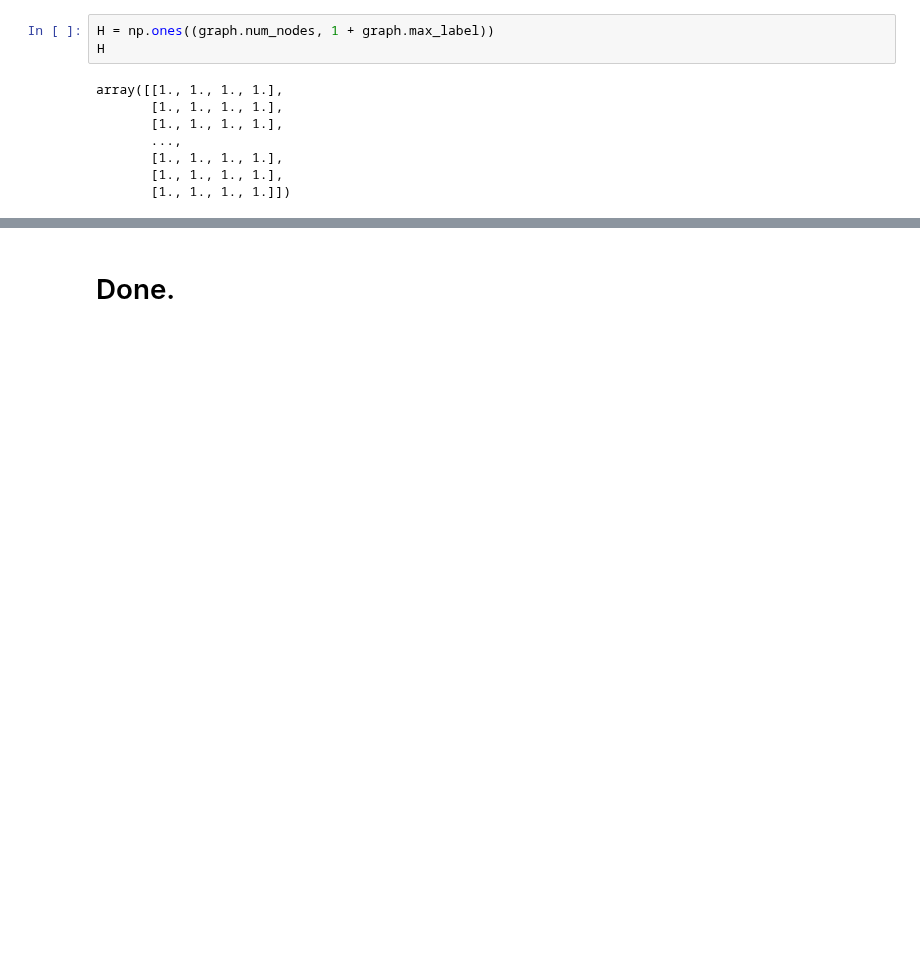
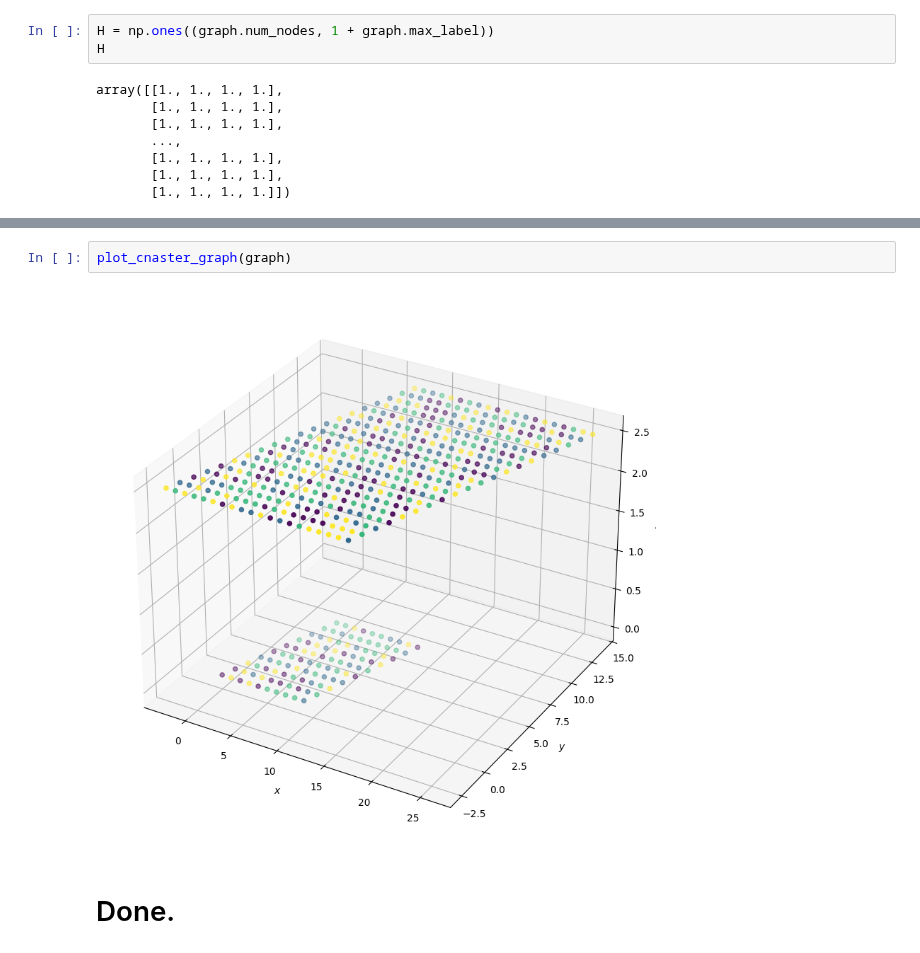
Before and after one commit to michaelJwilson/cnaster, a Jupyter notebook: docs/nb/sim.ipynb, the cells around one changed output, grey strips where cells are left out. Cells and saved outputs as stored; diff of their text form; blank space fills up the shorter version.

```diff
--- a/docs/nb/sim.ipynb
+++ b/docs/nb/sim.ipynb
@@ -149,2 +153,6 @@ cost, hcost
+# %%
+plot_cnaster_graph(graph)
+# %% [output]
+[figure, added]
 # %% [markdown]
 # Done.
```
Also changed, not shown: parts of 3 cells of this notebook, 2 other files.
